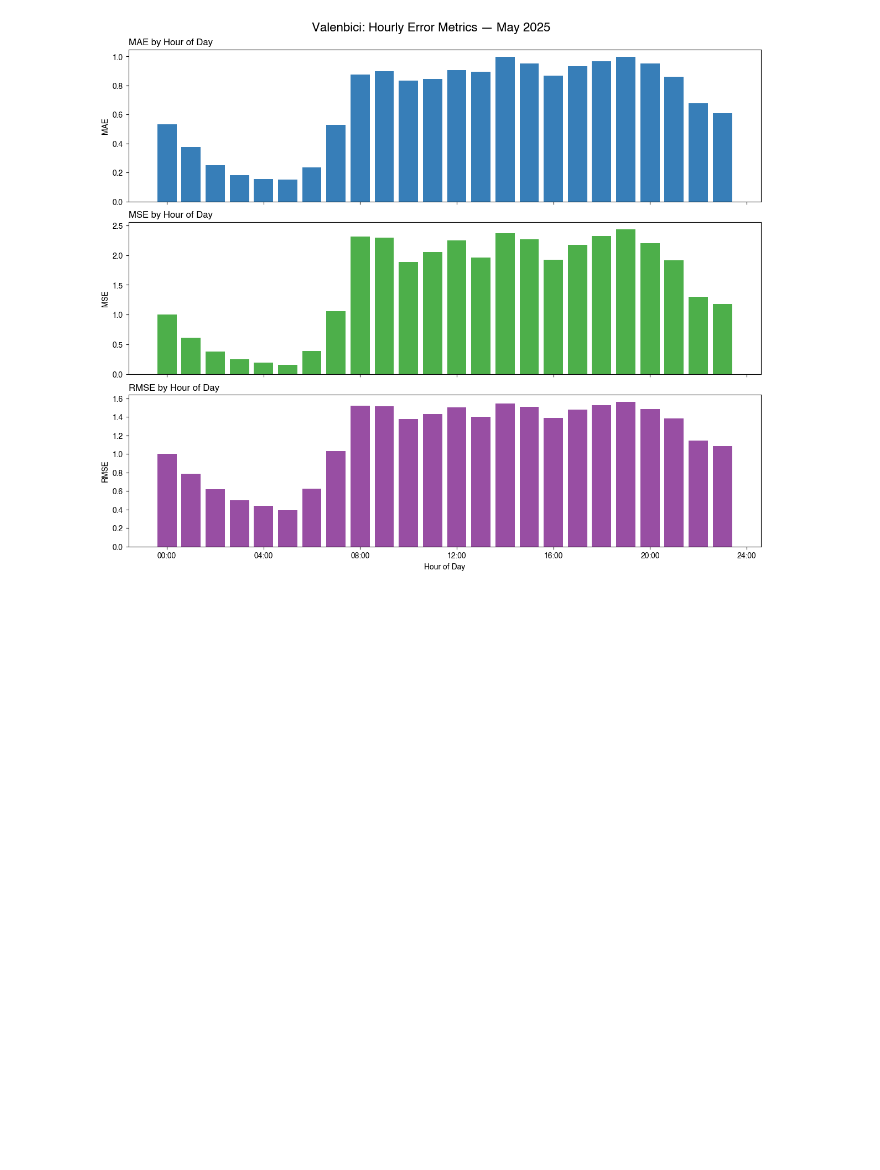
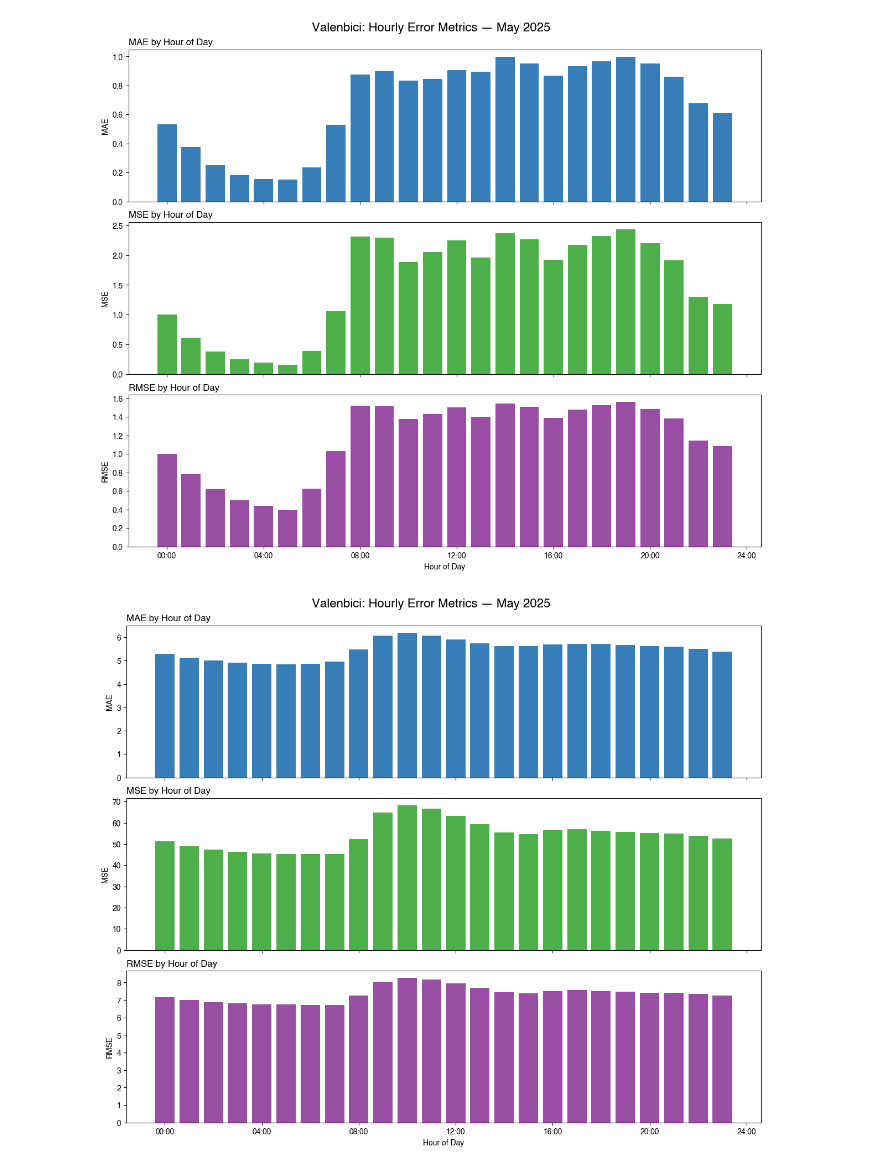
Before and after one commit to andreucs/smart-city, a Jupyter notebook: src/visuals.ipynb, the cells around one changed output. Drawn from its saved outputs; the diff is of its cells as text; code cells hidden in the pictures; blank space fills up the shorter version.

```diff
--- a/src/visuals.ipynb
+++ b/src/visuals.ipynb
@@ -46,3 +53,7 @@ plot_test_time_series(
 plot_metrics_by_hour(df)
 # %% [output]
 [figure]
+# %%
+plot_metrics_by_hour_naive_forecast(df)
+# %% [output]
+[figure, added]
```
Also changed, not shown: parts of 2 cells of this notebook, 1 other file.
